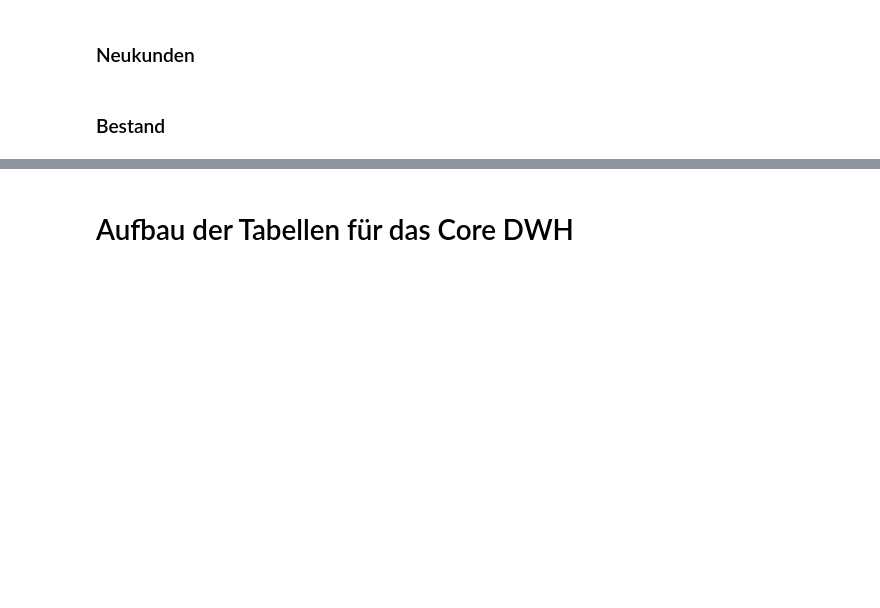
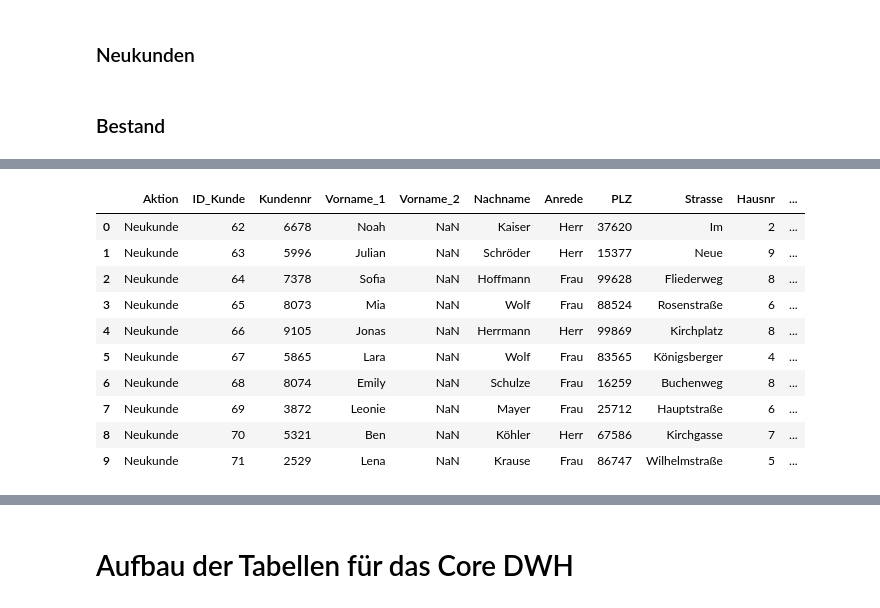
Before and after one commit to infologistix/BIKK_Case_Study, a Jupyter notebook: producer/src/test_2_kafka.ipynb, the cells around one changed output, grey strips where cells are left out. Cells and saved outputs as stored; diff of their text form; code cells hidden in the pictures; blank space fills up the shorter version.

```diff
--- a/producer/src/test_2_kafka.ipynb
+++ b/producer/src/test_2_kafka.ipynb
@@ -206,3 +289,17 @@ df_bestand['Jahr'] = pd.to_numeric(df_bestand['Jahr']).astype('Int64', errors='i
+# %%
+dfd['Neukunden']
+# %% [output]
+|  | Aktion | ID_Kunde | Kundennr | Vorname_1 | Vorname_2 | Nachname | Anrede | PLZ | Strasse | Hausnr | ... |
+| 0 | Neukunde | 62 | 6678 | Noah | NaN | Kaiser | Herr | 37620 | Im | 2 | ... |
+| 1 | Neukunde | 63 | 5996 | Julian | NaN | Schröder | Herr | 15377 | Neue | 9 | ... |
+| 2 | Neukunde | 64 | 7378 | Sofia | NaN | Hoffmann | Frau | 99628 | Fliederweg | 8 | ... |
+| 3 | Neukunde | 65 | 8073 | Mia | NaN | Wolf | Frau | 88524 | Rosenstraße | 6 | ... |
+| 4 | Neukunde | 66 | 9105 | Jonas | NaN | Herrmann | Herr | 99869 | Kirchplatz | 8 | ... |
+| 5 | Neukunde | 67 | 5865 | Lara | NaN | Wolf | Frau | 83565 | Königsberger | 4 | ... |
+| 6 | Neukunde | 68 | 8074 | Emily | NaN | Schulze | Frau | 16259 | Buchenweg | 8 | ... |
+| 7 | Neukunde | 69 | 3872 | Leonie | NaN | Mayer | Frau | 25712 | Hauptstraße | 6 | ... |
+| 8 | Neukunde | 70 | 5321 | Ben | NaN | Köhler | Herr | 67586 | Kirchgasse | 7 | ... |
+| 9 | Neukunde | 71 | 2529 | Lena | NaN | Krause | Frau | 86747 | Wilhelmstraße | 5 | ... |
 # %%
 dfd['Transaktion']
 # %% [output]
```
Also changed, not shown: parts of 12 cells of this notebook, 2 other files.
